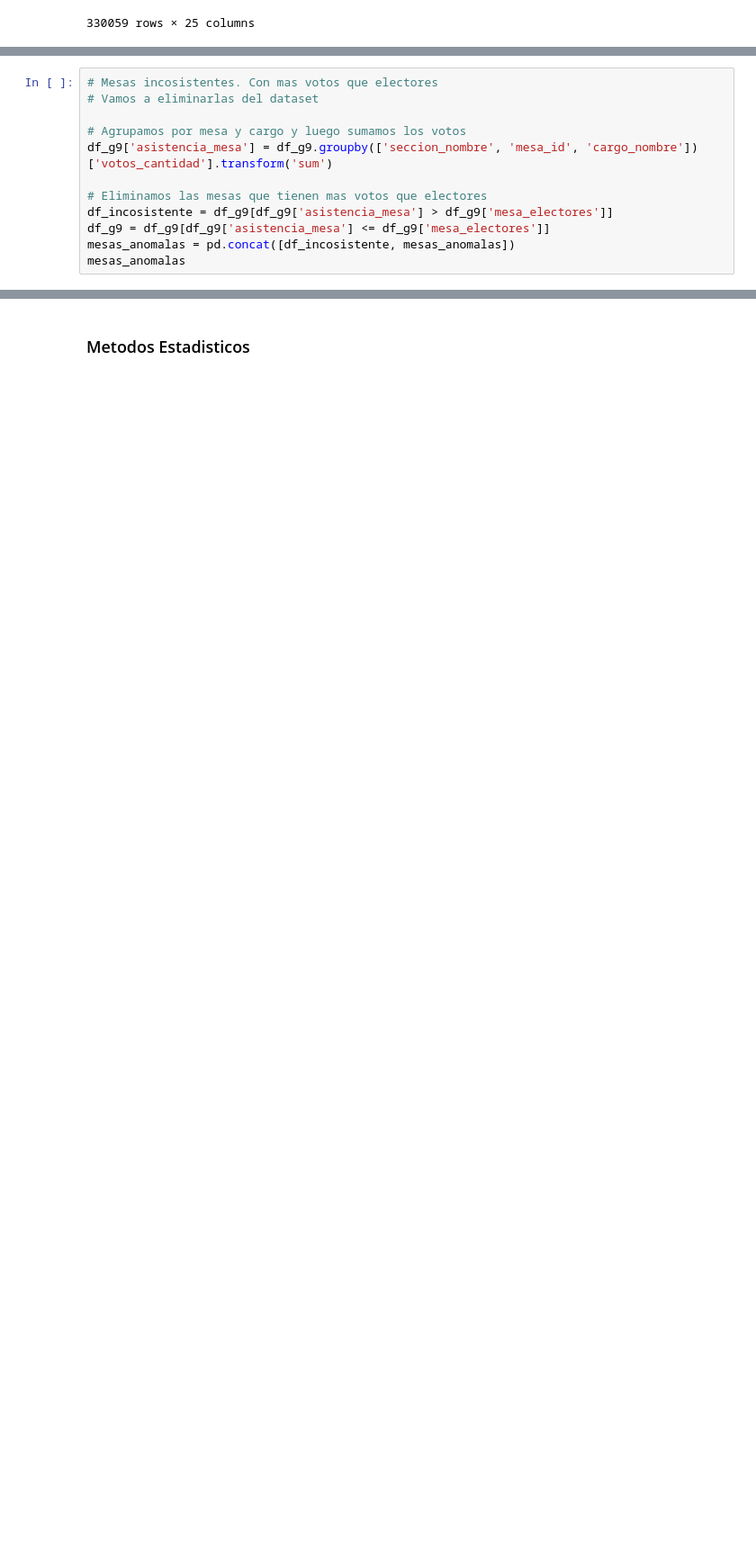
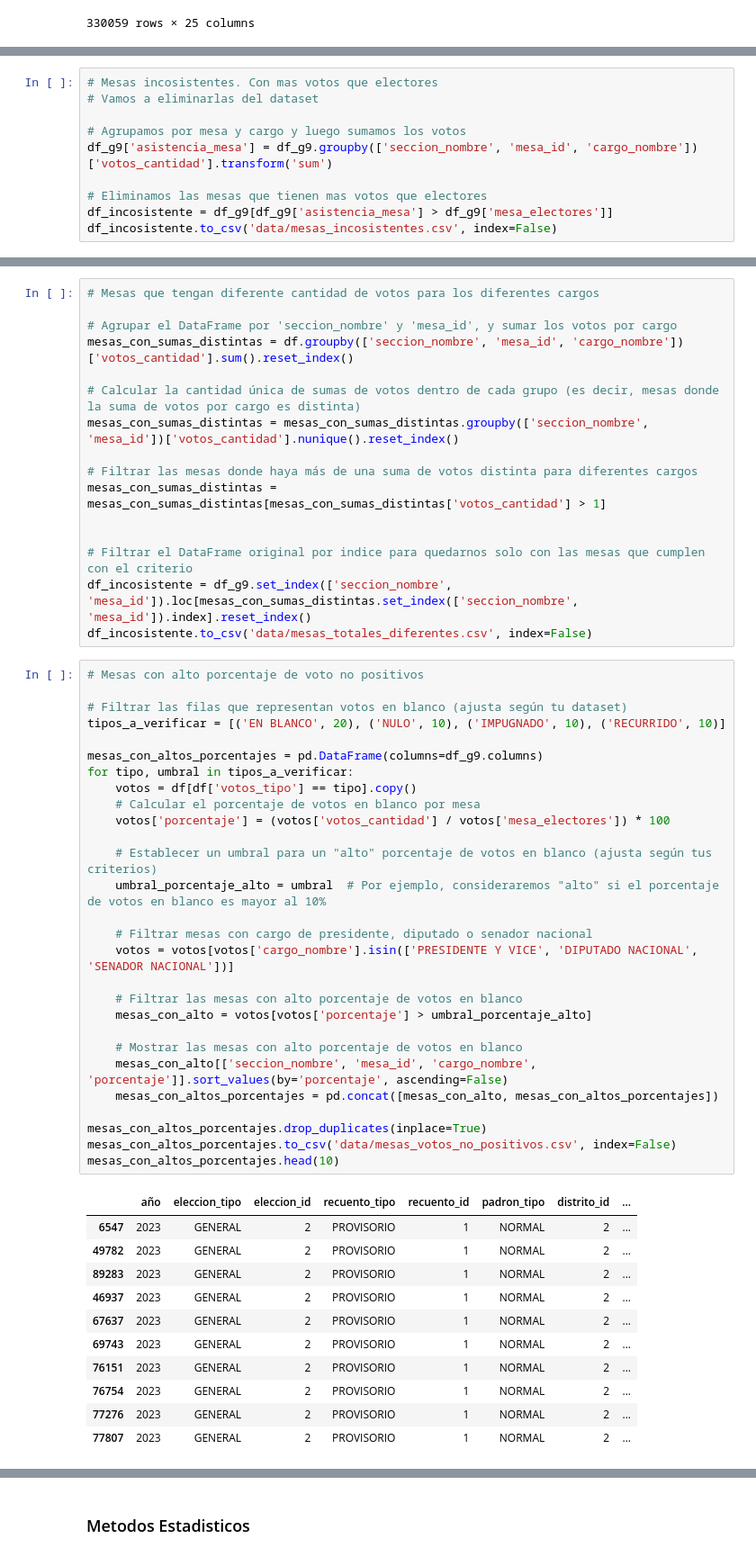
Before and after one commit to Martosaied/calidad-datos, a Jupyter notebook: TP Final/deteccion_anomalias.ipynb, the cells around one changed output, grey strips where cells are left out. Shown at 90% size. Drawn from its saved outputs; the diff is of its cells as text; blank space fills up the shorter version.

```diff
--- a/TP Final/deteccion_anomalias.ipynb
+++ b/TP Final/deteccion_anomalias.ipynb
@@ -46,6 +53,4 @@ df_g9['asistencia_mesa'] = df_g9.groupby(['seccion_nombre', 'mesa_id', 'cargo_no
 
 # Eliminamos las mesas que tienen mas votos que electores
 df_incosistente = df_g9[df_g9['asistencia_mesa'] > df_g9['mesa_electores']]
-df_g9 = df_g9[df_g9['asistencia_mesa'] <= df_g9['mesa_electores']]
-mesas_anomalas = pd.concat([df_incosistente, mesas_anomalas])
-mesas_anomalas
+df_incosistente.to_csv('data/mesas_incosistentes.csv', index=False)
@@ -77,0 +63,56 @@ mesas_anomalas
+# %%
+# Mesas que tengan diferente cantidad de votos para los diferentes cargos
+
+# Agrupar el DataFrame por 'seccion_nombre' y 'mesa_id', y sumar los votos por cargo
+mesas_con_sumas_distintas = df.groupby(['seccion_nombre', 'mesa_id', 'cargo_nombre'])['votos_cantidad'].sum().reset_index()
+
+# Calcular la cantidad única de sumas de votos dentro de cada grupo (es decir, mesas donde la suma de votos por cargo es distinta)
+mesas_con_sumas_distintas = mesas_con_sumas_distintas.groupby(['seccion_nombre', 'mesa_id'])['votos_cantidad'].nunique().reset_index()
+
+# Filtrar las mesas donde haya más de una suma de votos distinta para diferentes cargos
+mesas_con_sumas_distintas = mesas_con_sumas_distintas[mesas_con_sumas_distintas['votos_cantidad'] > 1]
+
+
+# Filtrar el DataFrame original por indice para quedarnos solo con las mesas que cumplen con el criterio
+df_incosistente = df_g9.set_index(['seccion_nombre', 'mesa_id']).loc[mesas_con_sumas_distintas.set_index(['seccion_nombre', 'mesa_id']).index].reset_index()
+df_incosistente.to_csv('data/mesas_totales_diferentes.csv', index=False)
+# %%
+# Mesas con alto porcentaje de voto no positivos
+
+# Filtrar las filas que representan votos en blanco (ajusta según tu dataset)
+tipos_a_verificar = [('EN BLANCO', 20), ('NULO', 10), ('IMPUGNADO', 10), ('RECURRIDO', 10)]
+
+mesas_con_altos_porcentajes = pd.DataFrame(columns=df_g9.columns)
+for tipo, umbral in tipos_a_verificar:
+    votos = df[df['votos_tipo'] == tipo].copy()
+    # Calcular el porcentaje de votos en blanco por mesa
+    votos['porcentaje'] = (votos['votos_cantidad'] / votos['mesa_electores']) * 100
+
+    # Establecer un umbral para un "alto" porcentaje de votos en blanco (ajusta según tus criterios)
+    umbral_porcentaje_alto = umbral  # Por ejemplo, consideraremos "alto" si el porcentaje de votos en blanco es mayor al 10%
+
+    # Filtrar mesas con cargo de presidente, diputado o senador nacional
+    votos = votos[votos['cargo_nombre'].isin(['PRESIDENTE Y VICE', 'DIPUTADO NACIONAL', 'SENADOR NACIONAL'])]
+
+    # Filtrar las mesas con alto porcentaje de votos en blanco
+    mesas_con_alto = votos[votos['porcentaje'] > umbral_porcentaje_alto]
+
+    # Mostrar las mesas con alto porcentaje de votos en blanco
+    mesas_con_alto[['seccion_nombre', 'mesa_id', 'cargo_nombre', 'porcentaje']].sort_values(by='porcentaje', ascending=False)
+    mesas_con_altos_porcentajes = pd.concat([mesas_con_alto, mesas_con_altos_porcentajes])
+
+mesas_con_altos_porcentajes.drop_duplicates(inplace=True)
+mesas_con_altos_porcentajes.to_csv('data/mesas_votos_no_positivos.csv', index=False)
+mesas_con_altos_porcentajes.head(10)
+# %% [output]
+|  | año | eleccion_tipo | eleccion_id | recuento_tipo | recuento_id | padron_tipo | distrito_id | ... |
+| 6547 | 2023 | GENERAL | 2 | PROVISORIO | 1 | NORMAL | 2 | ... |
+| 49782 | 2023 | GENERAL | 2 | PROVISORIO | 1 | NORMAL | 2 | ... |
+| 89283 | 2023 | GENERAL | 2 | PROVISORIO | 1 | NORMAL | 2 | ... |
+| 46937 | 2023 | GENERAL | 2 | PROVISORIO | 1 | NORMAL | 2 | ... |
+| 67637 | 2023 | GENERAL | 2 | PROVISORIO | 1 | NORMAL | 2 | ... |
+| 69743 | 2023 | GENERAL | 2 | PROVISORIO | 1 | NORMAL | 2 | ... |
+| 76151 | 2023 | GENERAL | 2 | PROVISORIO | 1 | NORMAL | 2 | ... |
+| 76754 | 2023 | GENERAL | 2 | PROVISORIO | 1 | NORMAL | 2 | ... |
+| 77276 | 2023 | GENERAL | 2 | PROVISORIO | 1 | NORMAL | 2 | ... |
+| 77807 | 2023 | GENERAL | 2 | PROVISORIO | 1 | NORMAL | 2 | ... |
```
Also changed, not shown: parts of 27 cells of this notebook, 1 other file.
